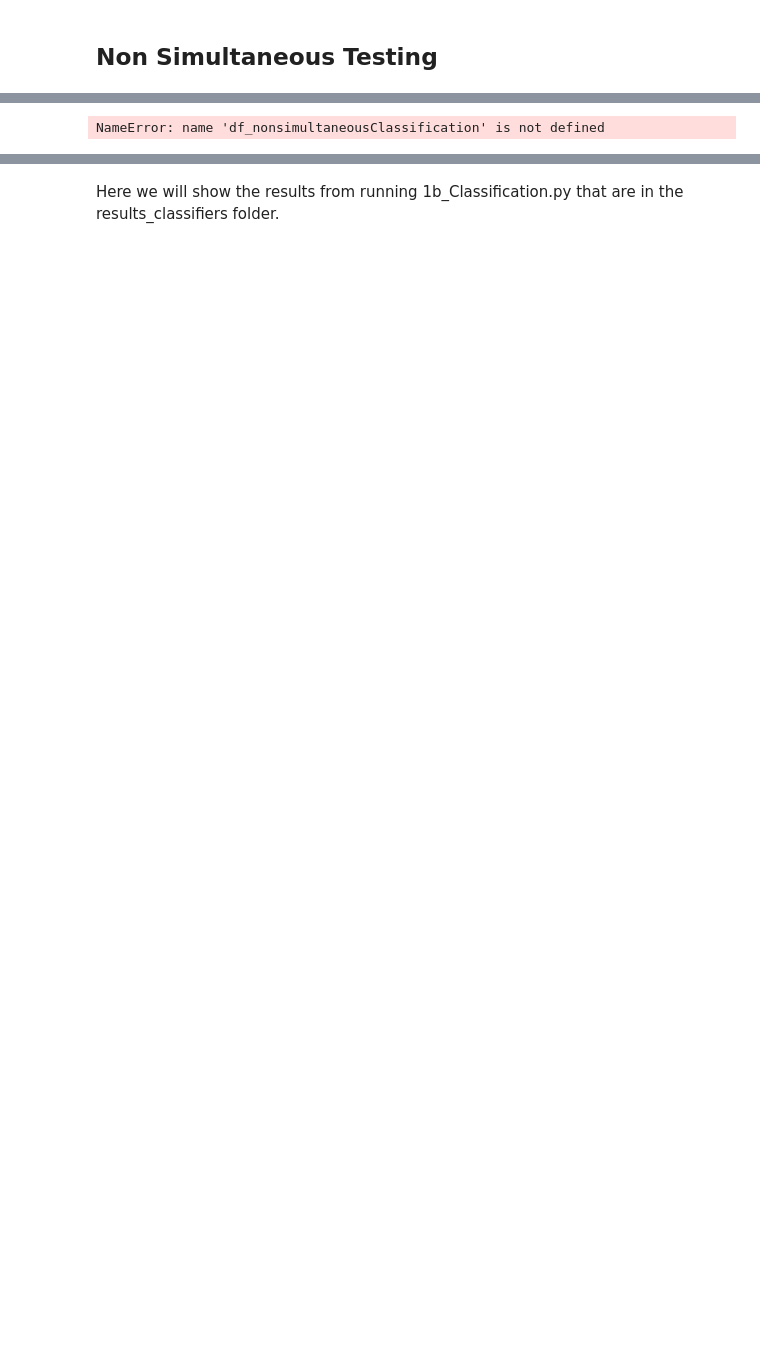
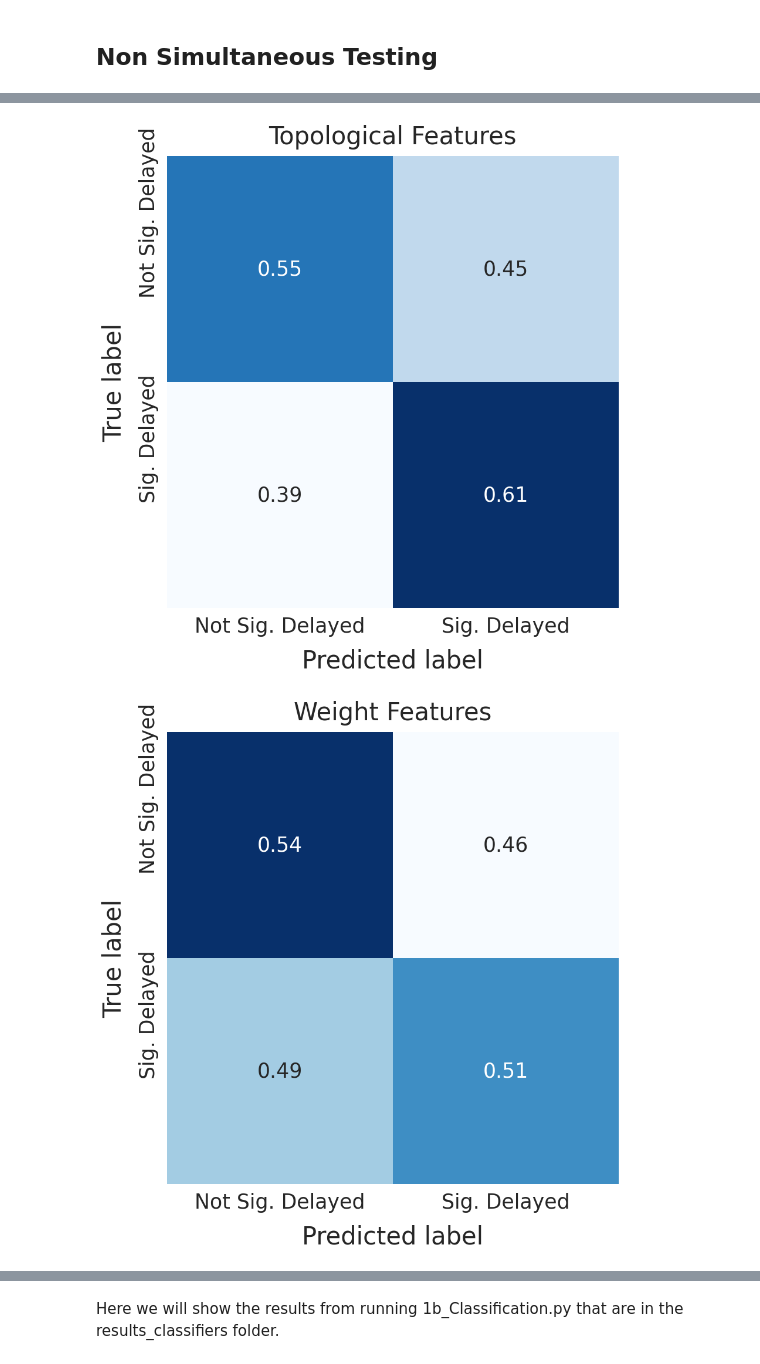
Before and after one commit to jbaonl/MSc-Thesis, a Jupyter notebook: MSc-Thesis/Bao/all_code/4_final_figures/Final_Figures adapted(base).ipynb, the cells around one changed output, grey strips where cells are left out. Saved outputs shown, nothing was run; the diff lists cells and outputs as text; code cells hidden in the pictures; blank space fills up the shorter version.

```diff
--- a/MSc-Thesis/Bao/all_code/4_final_figures/Final_Figures adapted(base).ipynb
+++ b/MSc-Thesis/Bao/all_code/4_final_figures/Final_Figures adapted(base).ipynb
@@ -951,11 +820,8 @@ balanced_acc = defaultdict(list)
 
 for name, df in df_simultaneousClassification.items():
 	for year in year_list:
-		print(df.YearMonth.type())
 		period_year = pd.Period(year, freq='M')
-		if period_year > pd.Period('2019-01', freq='M'):
-			continue
-		print(year)
+
 		y_test, y_predict, y_null = df[df.YearMonth == year][['target_binary', 'simultaneous_pred', 'simultaneous_null']].values.T
 		balanced_acc['Balanced Acc'].append(balanced_accuracy_score(y_test, y_predict))
 		balanced_acc['Balanced Acc Null'].append(balanced_accuracy_score(y_test, y_null))
@@ -965,5 +829,5 @@ AttributeError: 'Series' object has no attribute 'type'
 # %%
 df = pd.DataFrame(balanced_acc)
-df = df.groupby('Model').mean()
+df = df.groupby('Model', sort=False).mean()
 df
 # %% [output]
@@ -1051 +969,19 @@ with open('/Users/merelkamper/Documents/MSc Data Science/Thesis/MSC_Thesis_code/
+# %%
+import pandas as pd
+
+# ## Individual sets
+df_nonsimultaneousClassification_TOP = pd.read_pickle(f"{results_xgb}/NS_I_TOP_nonsimultaneous.pkl")
+df_nonsimultaneousClassification_WGT = pd.read_pickle(f"{results_xgb}/NS_I_WGT_nonsimultaneous.pkl")
+df_nonsimultaneousClassification_WTH = pd.read_pickle(f"{results_xgb}/NS_I_WTH_nonsimultaneous.pkl")
+df_nonsimultaneousClassification_OPS = pd.read_pickle(f"{results_xgb}/NS_I_OPS_nonsimultaneous.pkl")
+df_nonsimultaneousClassification_CAL = pd.read_pickle(f"{results_xgb}/NS_I_CAL_nonsimultaneous.pkl")
+
+# ## Intermediate
+df_nonsimultaneousClassification_TW = pd.read_pickle(f"{results_xgb}/NS_C_TW_nonsimultaneous.pkl")
+
+# ## Combined sets
+df_nonsimultaneousClassification_TWC = pd.read_pickle(f"{results_xgb}/NS_C_TWC_nonsimultaneous.pkl")
+df_nonsimultaneousClassification_TWCW = pd.read_pickle(f"{results_xgb}/NS_C_TWCW_nonsimultaneous.pkl")
+df_nonsimultaneousClassification_TWCO = pd.read_pickle(f"{results_xgb}/NS_C_TWCO_nonsimultaneous.pkl")
+df_nonsimultaneousClassification_ALLF = pd.read_pickle(f"{results_xgb}/NS_C_ALLF_nonsimultaneous.pkl")
 # %%
@@ -1055,22 +991,39 @@ df_nonsimultaneousClassification = {'Unweighted Topological Features': df_nonsim
+# %%
+# ## Dictionary Mapping
+df_nonsimultaneousClassification = {
+    'Topological Features': df_nonsimultaneousClassification_TOP,
+    'Weight Features': df_nonsimultaneousClassification_WGT,
+    'Weather Features': df_nonsimultaneousClassification_WTH,
+    'Operational Features': df_nonsimultaneousClassification_OPS,
+    'Calendar Features': df_nonsimultaneousClassification_CAL,
+
+    'Topological + Weight': df_nonsimultaneousClassification_TW,
+
+    'Topological + Weight + Calendar': df_nonsimultaneousClassification_TWC,
+    'Topological + Weight + Calendar + Weather': df_nonsimultaneousClassification_TWCW,
+    'Topological + Weight + Calendar + Operational': df_nonsimultaneousClassification_TWCO,
+    'All Features': df_nonsimultaneousClassification_ALLF
+}
 # %%
 year0 = pd.Period('2024-01', freq='M')
 year1 = pd.Period('2024-03', freq='M')
 
 for name, df in df_nonsimultaneousClassification.items():
     for year_train, year_test, y_test, y_pred, y_null in df:
         period_year_train = pd.Period(year_train, freq='M')
         period_year_test = pd.Period(year_test, freq='M')
 
         if period_year_train == year0 and period_year_test == year1:
             break
 
     y_test, y_predict = y_test, y_pred
     cm = confusion_matrix(y_test, y_predict)
     cm = cm.astype('float') / cm.sum(axis=1)[:, None]
 
-    fig, ax = plt.subplots(figsize=(5, 5))
-    plt.title(f"{name}", fontsize=14)
+    fig, ax = plt.subplots(figsize=(10, 10))
+    plt.title(f"{name}", fontsize=30)
     pure_plot_confusion_matrix(cm, ax=ax)
     plt.show()
 # %% [output]
-NameError: name 'df_nonsimultaneousClassification' is not defined
+[figure, added]
+[figure, added]
```
Also changed, not shown: parts of 26 cells of this notebook.
